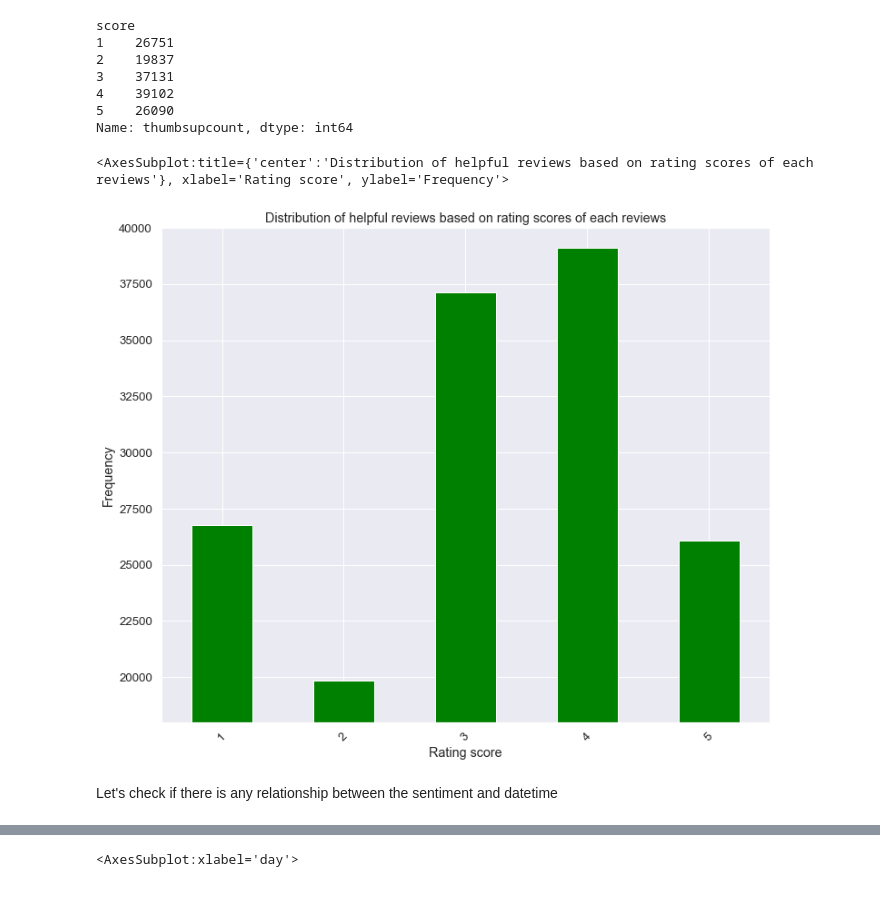
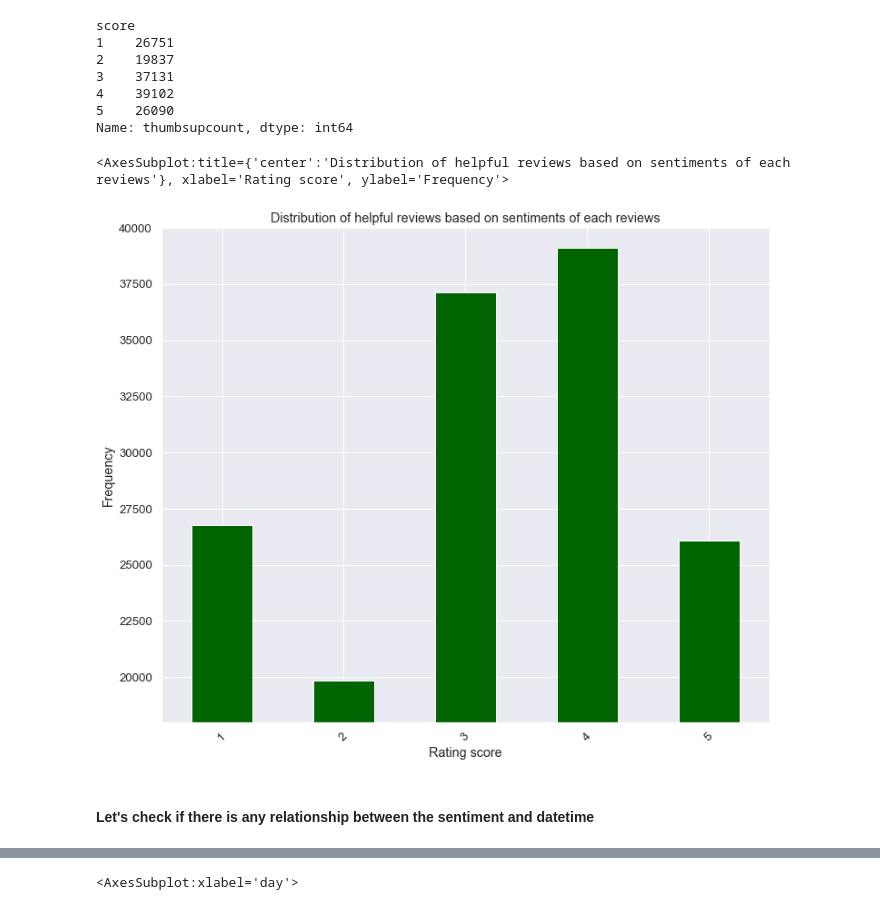
Before and after one commit to UsmanSimple/SENTIMENT-ANALYSIS-OF-CUSTOMERS-REVIEWS, a Jupyter notebook: Sentiment_Analysis.ipynb, the cells around one changed output, grey strips where cells are left out. Saved outputs shown, nothing was run; the diff lists cells and outputs as text; code cells hidden in the pictures.

```diff
--- a/Sentiment_Analysis.ipynb
+++ b/Sentiment_Analysis.ipynb
@@ -220,8 +192,8 @@ null_columns
 ['reviewcreatedversion', 'replycontent', 'repliedat']
 # %%
 #drop the null value columns as it is not really useful in our analysis and also classify the sentiment
-# drop the user image
+# drop the user image, username
 preprocess_review.drop(null_columns, axis = 1, inplace=True)
-preprocess_review.drop('userimage', axis = 1, inplace=True)
+preprocess_review.drop(['userimage', 'username'], axis = 1, inplace=True)
 preprocess_review.head()
 # %% [output]
@@ -233,0 +206,3 @@ preprocess_review.head()
+# %%
+# rename columns
+preprocess_review.rename({'content':'reviews', 'at':'datetime'}, axis =1, inplace=True)
@@ -335,17 +321,17 @@ Name: thumbsupcount, dtype: int64
 # %%
 # create a bar plot of the helpful reviews distribution
 helpful_review.plot(
 kind = 'bar',
-color = 'green',
+color = 'darkgreen',
 rot = 45,
 ylim = (18000, 40000),
-title = 'Distribution of helpful reviews based on rating scores of each reviews',
+title = 'Distribution of helpful reviews based on sentiments of each reviews',
 ylabel = 'Frequency',
 xlabel= 'Rating score'
 )
 # %% [output]
-<AxesSubplot:title={'center':'Distribution of helpful reviews based on rating scores of each reviews'}, xlabel='Rating score', ylabel='Frequency'>
+<AxesSubplot:title={'center':'Distribution of helpful reviews based on sentiments of each reviews'}, xlabel='Rating score', ylabel='Frequency'>
-[figure, old version]
+[figure, new version]
 # %% [markdown]
-Let's check if there is any relationship between the sentiment and datetime
+#### Let's check if there is any relationship between the sentiment and datetime
 # %%
```
Also changed, not shown: parts of 41 cells of this notebook.
